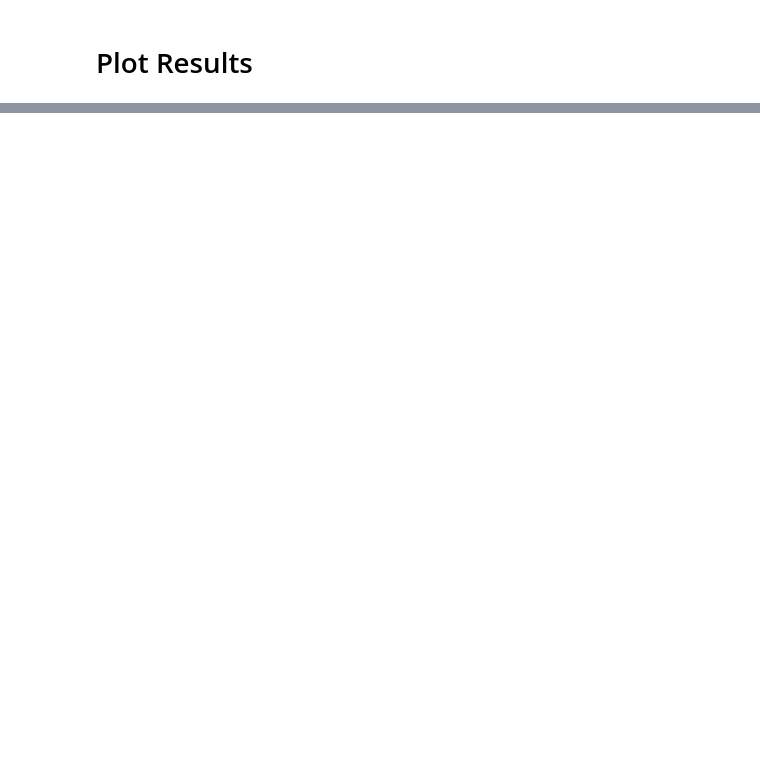
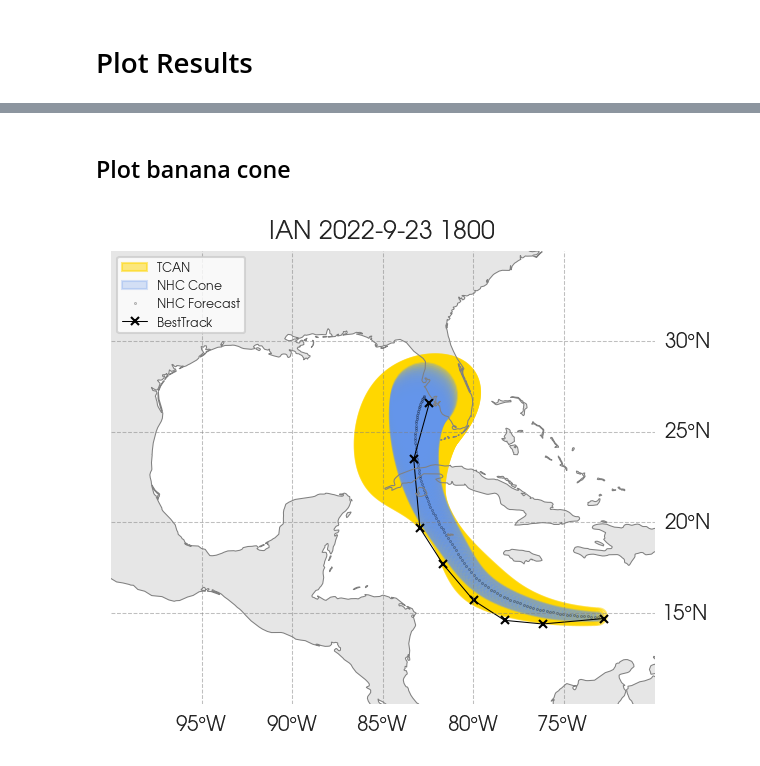
Before and after one commit to mafern/tcane_track, a Jupyter notebook: _plot_multilead_forecasts.ipynb, the cells around one changed output, grey strips where cells are left out. Saved outputs shown, nothing was run; the diff lists cells and outputs as text; code cells hidden in the pictures; blank space fills up the shorter version.

```diff
--- a/_plot_multilead_forecasts.ipynb
+++ b/_plot_multilead_forecasts.ipynb
@@ -208,0 +168,33 @@ time: 10.3 s (started: 2022-12-13 14:37:15 -07:00)
+# %% [markdown]
+## Plot banana cone
+# %%
+imp.reload(mahalanobis)
+imp.reload(plots)
+
+df_storm = df_pred_test.loc[
+    (df_pred_test["Name"] == storm["storm_name"]) & (df_pred_test["time"] == storm["pred_time"])].copy()
+df_storm["nhc_cone_radius"] = storm["nhc_cone_radius"]
+df_storm = df_storm.reset_index(drop=True)
+
+#---------------------------
+fig = plt.figure(dpi=150, )
+ax = fig.add_subplot(1, 1, 1, projection=ct.crs.PlateCarree(central_longitude=0.))
+details = plots.plot_banana_of_uncertainty(
+    df_storm=df_storm,
+    ax=ax,
+    extent=storm["extent"],
+    vector=True,
+    colors=("gold", ),
+    alpha=.5,
+    plot_nhc_cone=True,
+)
+
+# save the figure
+plt.savefig(
+    FIGURE_PATH + 'banana_cone_' + EXP_NAME_VEC[0] + '_' + details.replace(' ', '_') + '.png',
+    dpi=dpiFig,
+    bbox_inches='tight',
+)
+plt.show()
+# %% [output]
+[figure, added]
```
Also changed, not shown: parts of 12 cells of this notebook, 5 other files.
